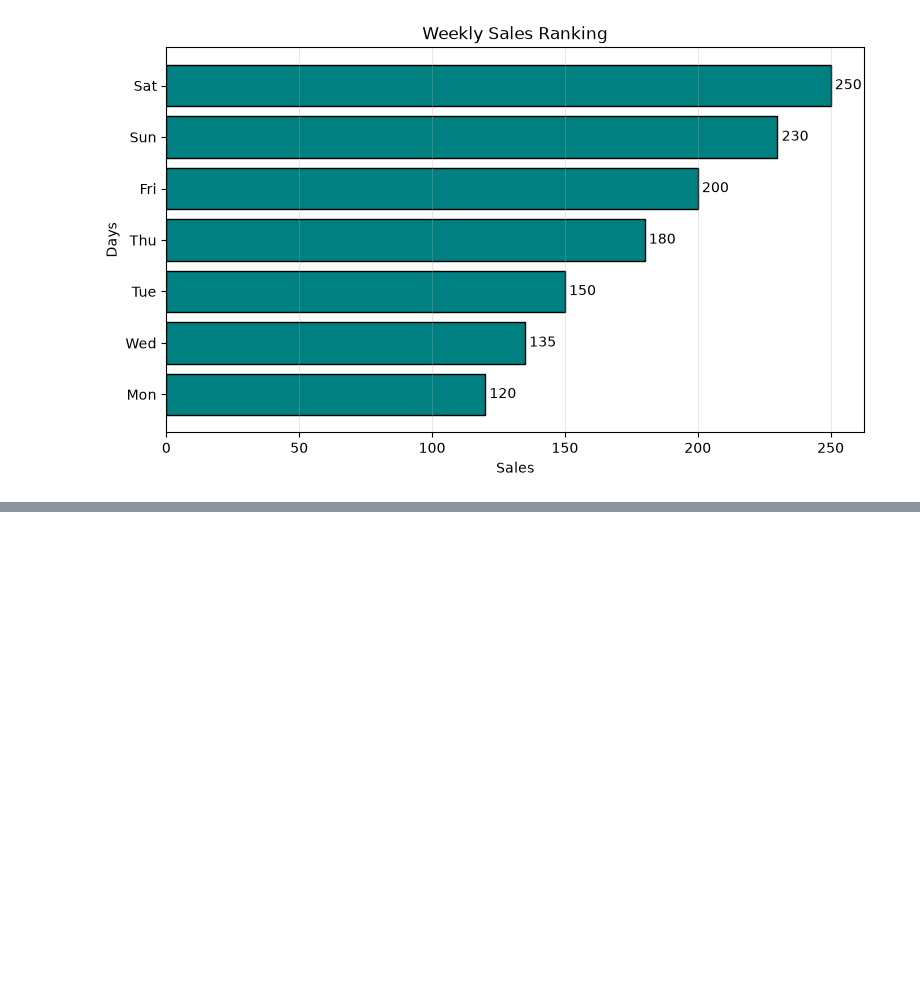
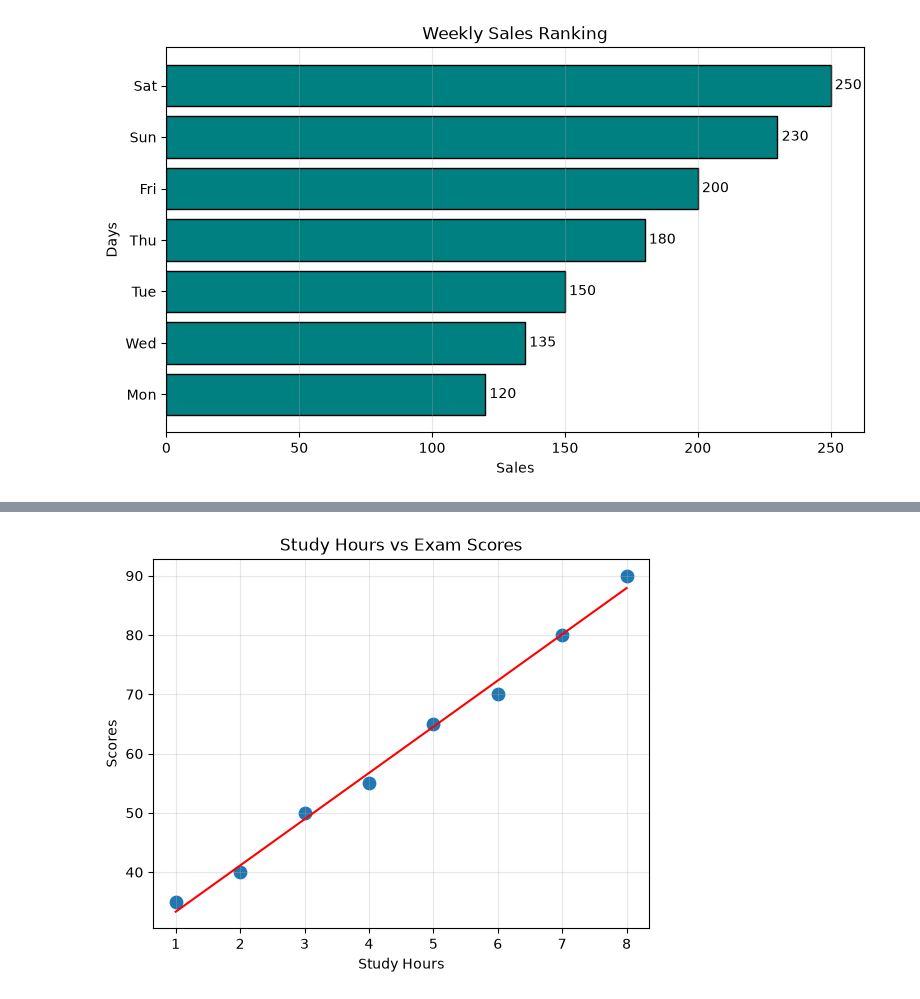
Before and after one commit to aswinkumarv23451-cpu/data-science-practice, a Jupyter notebook: mini_projects/02_Matplotlib/Matplot_Visulization_Lab/notebooks/matplotlib_mastery.ipynb, the cells around one changed output, grey strips where cells are left out. Cells and saved outputs as stored; diff of their text form; code cells hidden in the pictures; blank space fills up the shorter version.

```diff
--- a/mini_projects/02_Matplotlib/Matplot_Visulization_Lab/notebooks/matplotlib_mastery.ipynb
+++ b/mini_projects/02_Matplotlib/Matplot_Visulization_Lab/notebooks/matplotlib_mastery.ipynb
@@ -140,0 +193,11 @@ plt.show()
+# %%
+m,b=np.polyfit(hours,scores,1)
+plt.scatter(hours,scores,s=80)
+plt.plot(hours,m*hours+b,color='red')
+plt.title("Study Hours vs Exam Scores")
+plt.xlabel("Study Hours")
+plt.ylabel("Scores")
+plt.grid(alpha=0.3)
+plt.show()
+# %% [output]
+[figure, added]
```
Also changed, not shown: parts of 19 cells of this notebook.
